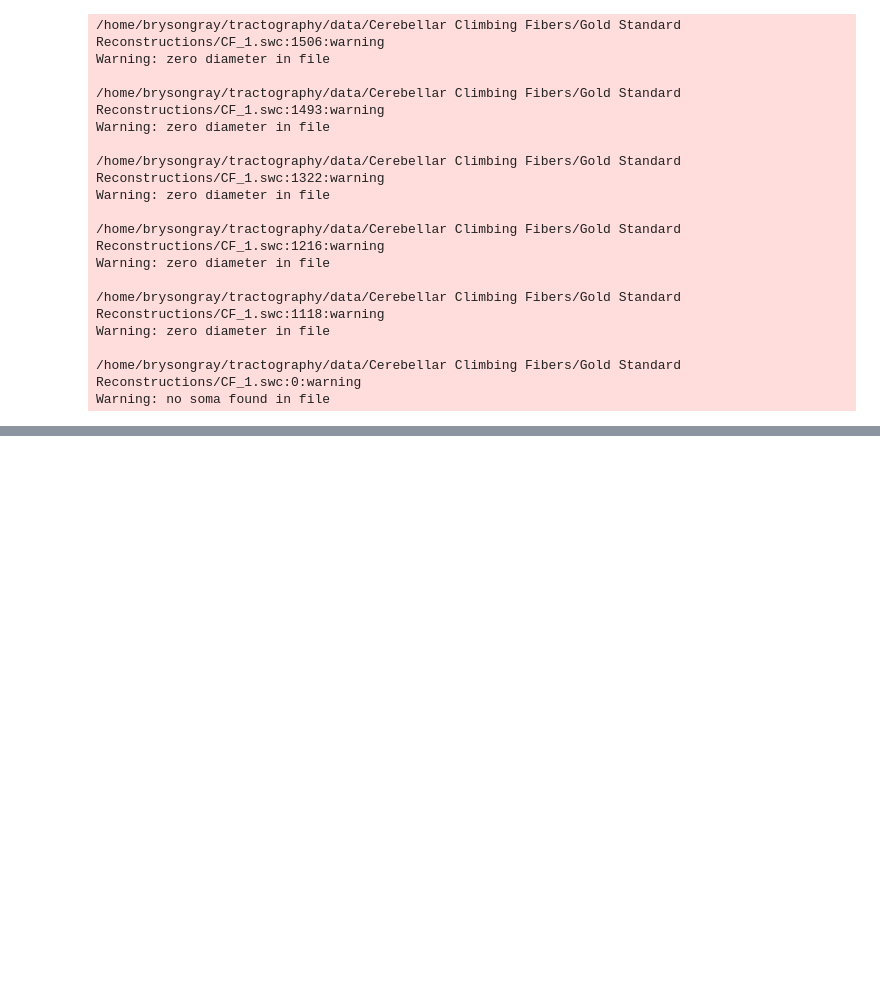
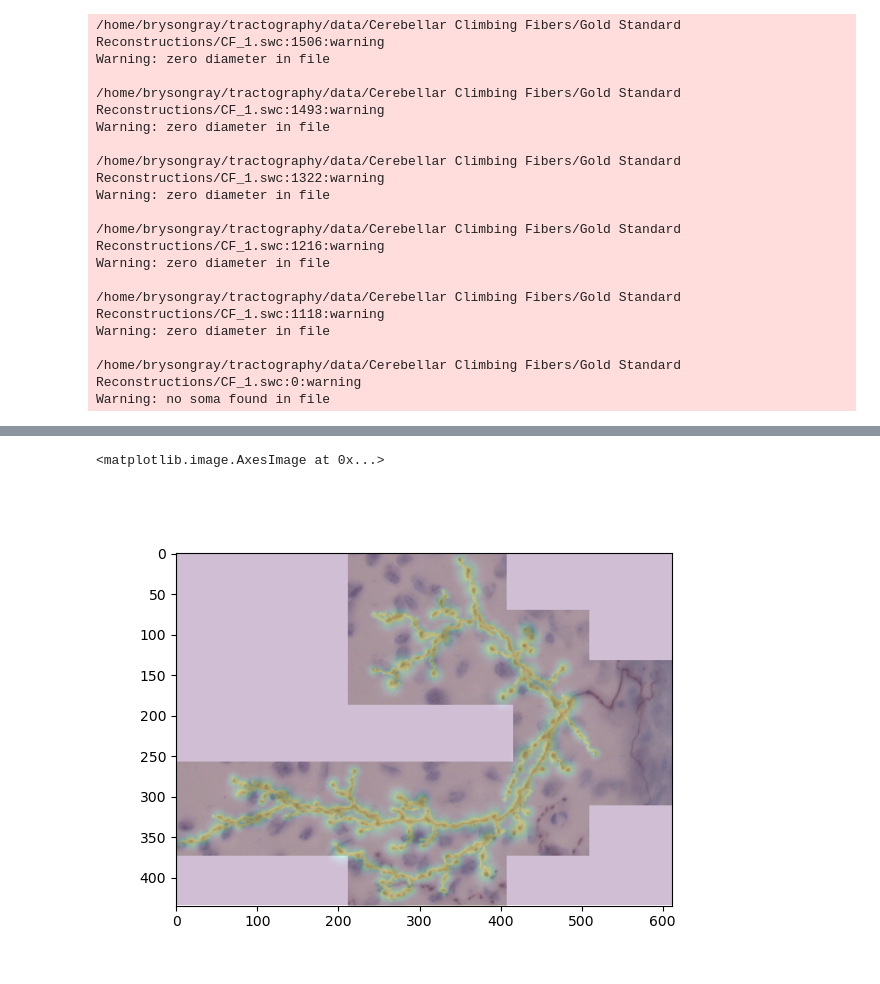
Before and after one commit to twardlab/neurotrack, a Jupyter notebook: neuron_trx/notebooks/neuron_data_setup.ipynb, the cells around one changed output, grey strips where cells are left out. Drawn from its saved outputs; the diff is of its cells as text; code cells hidden in the pictures; blank space fills up the shorter version.

```diff
--- a/neuron_trx/notebooks/neuron_data_setup.ipynb
+++ b/neuron_trx/notebooks/neuron_data_setup.ipynb
@@ -54,3 +102,10 @@ viewer.draw(label.neurites[0], mode='3d')
+# %%
+plt.figure()
+plt.imshow(I.data[0].amax(dim=0), alpha=0.5)
+plt.imshow(cf1_toshow, alpha=0.5)
+# %% [output]
+<matplotlib.image.AxesImage at 0x...>
+[figure, added]
 # %%
 points = label.points[:,:3].astype(int)
 points = np.stack((points[:,2], points[:,1]//10, points[:,0]//10))
```
Also changed, not shown: parts of 33 cells of this notebook, 11 other files.
